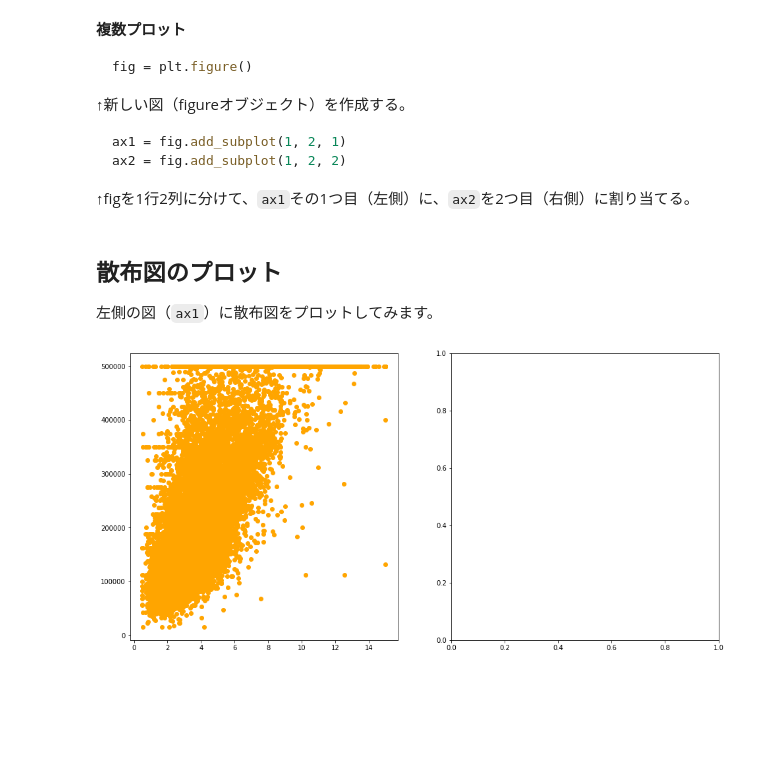
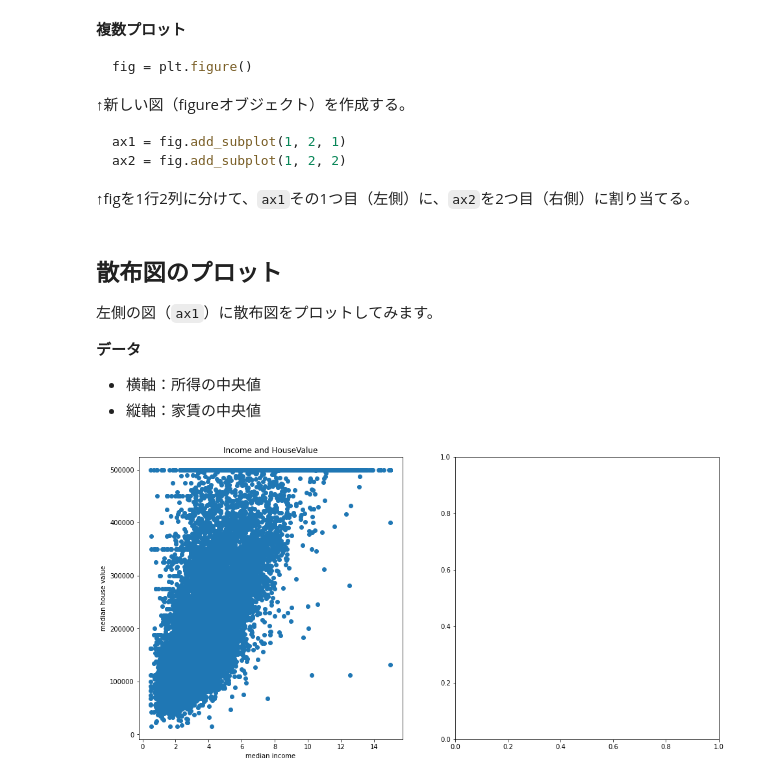
Before and after one commit to kentakom1213/practice-datavisualization, a Jupyter notebook: python-datavisualization/_build/jupyter_execute/matplotlib_advanced.ipynb, the cells around one changed output. Cells and saved outputs as stored; diff of their text form; code cells hidden in the pictures; blank space fills up the shorter version.

```diff
--- a/python-datavisualization/_build/jupyter_execute/matplotlib_advanced.ipynb
+++ b/python-datavisualization/_build/jupyter_execute/matplotlib_advanced.ipynb
@@ -54,9 +54,17 @@ ax2 = fig.add_subplot(1, 2, 2)
 ## 散布図のプロット
 
 左側の図（`ax1`）に散布図をプロットしてみます。
+
+**データ**
+- 横軸：所得の中央値
+- 縦軸：家賃の中央値
-# %%
-ax1.scatter(df['median_income'], df['median_house_value'], c="orange")
-
-fig
-# %% [output]
-[figure, removed]
+# %%
+ax1.scatter(df['median_income'], df['median_house_value'], c="tab:blue")
+
+ax1.set_title("Income and HouseValue")  # 散布図のタイトル
+ax1.set_xlabel("median income")         # x軸のラベル
+ax1.set_ylabel("median house value")    # y軸のラベル
+
+fig
+# %% [output]
+[figure, added]
```
Also changed, not shown: parts of 3 cells of this notebook, 28 other files.
